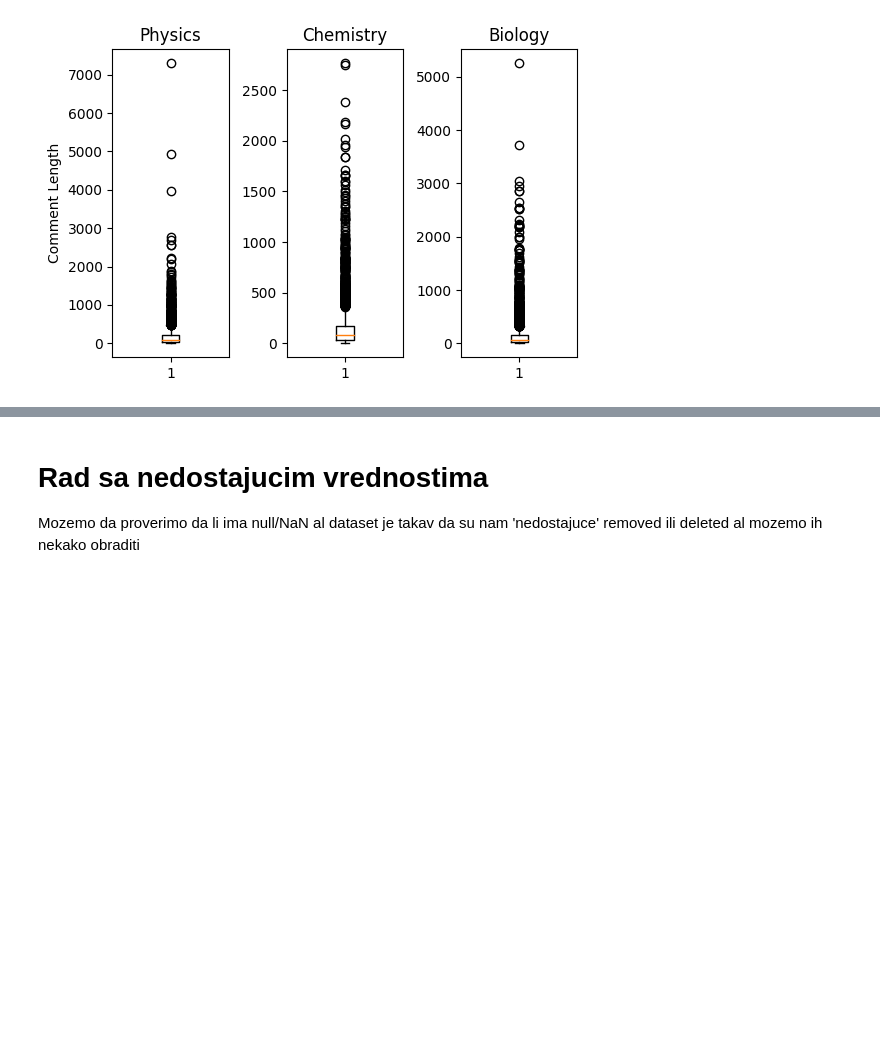
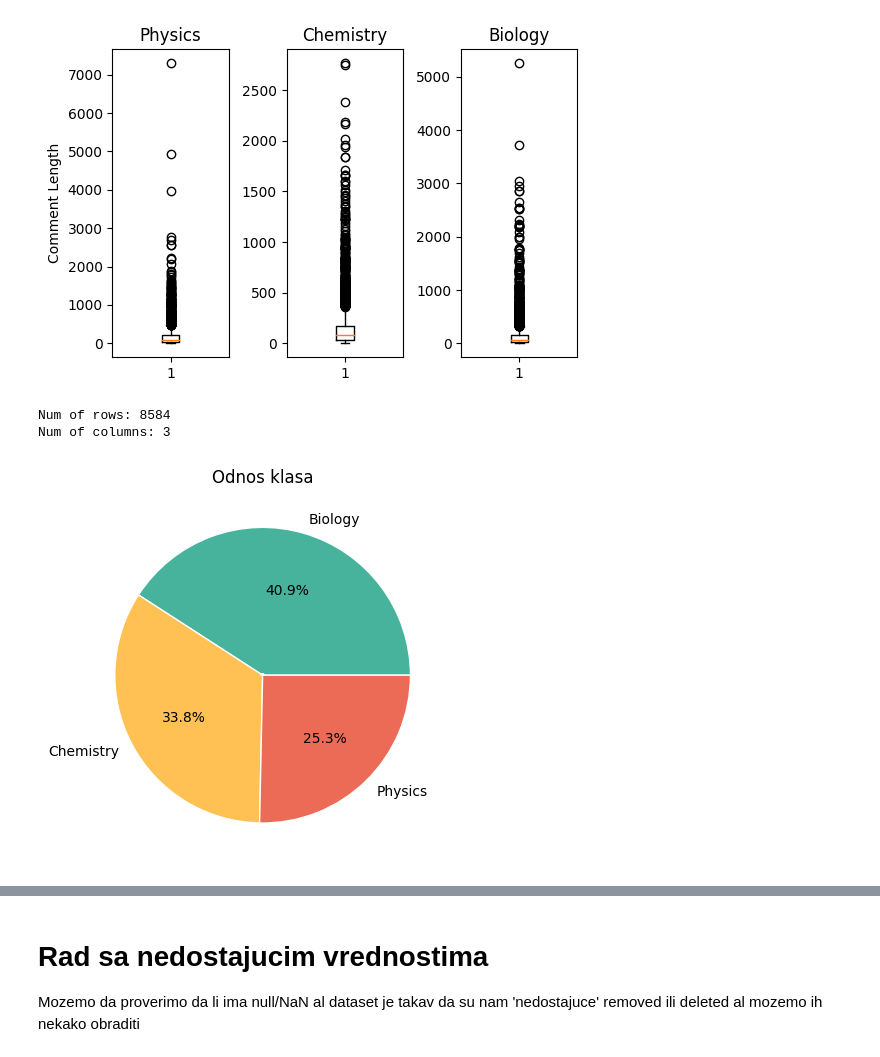
Before and after one commit to MATF-istrazivanje-podataka-1/2023_Data_Mining_Physics_vs_Chemistry_vs_Biology_Dataset, a Jupyter notebook: klasifikacija/1.ipynb, the cells around one changed output, grey strips where cells are left out. Saved outputs shown, nothing was run; the diff lists cells and outputs as text; code cells hidden in the pictures; blank space fills up the shorter version.

```diff
--- a/klasifikacija/1.ipynb
+++ b/klasifikacija/1.ipynb
@@ -99,3 +99,26 @@ plt.title('Biology')
 # %% [output]
 Text(0.5, 1.0, 'Biology')
 [figure]
+# %%
+data = data.loc[~((data['Topic'] == 'Biology') & (data['Comment'].str.len() > 1000))]
+data = data.loc[~((data['Topic'] == 'Chemistry') & (data['Comment'].str.len() > 1500))]
+data = data.loc[~((data['Topic'] == 'Physics') & (data['Comment'].str.len() > 2000))]
+
+rows, columns = data.shape
+print(f'Num of rows: {rows}')
+print(f'Num of columns: {columns}')
+# %% [output]
+Num of rows: 8584
+Num of columns: 3
+# %%
+counts = data['Topic'].value_counts()
+
+spacing = 1.01
+wedgeprops = {'width': spacing, 'edgecolor': 'w'}
+colors = ['#47b39c', '#ffc154', '#ec6b56']
+counts.plot(kind='pie', colors=colors, autopct='%1.1f%%', wedgeprops=wedgeprops)
+plt.title('Odnos klasa')
+plt.ylabel('')
+plt.show()
+# %% [output]
+[figure, added]
```
Also changed, not shown: parts of 13 cells of this notebook.
